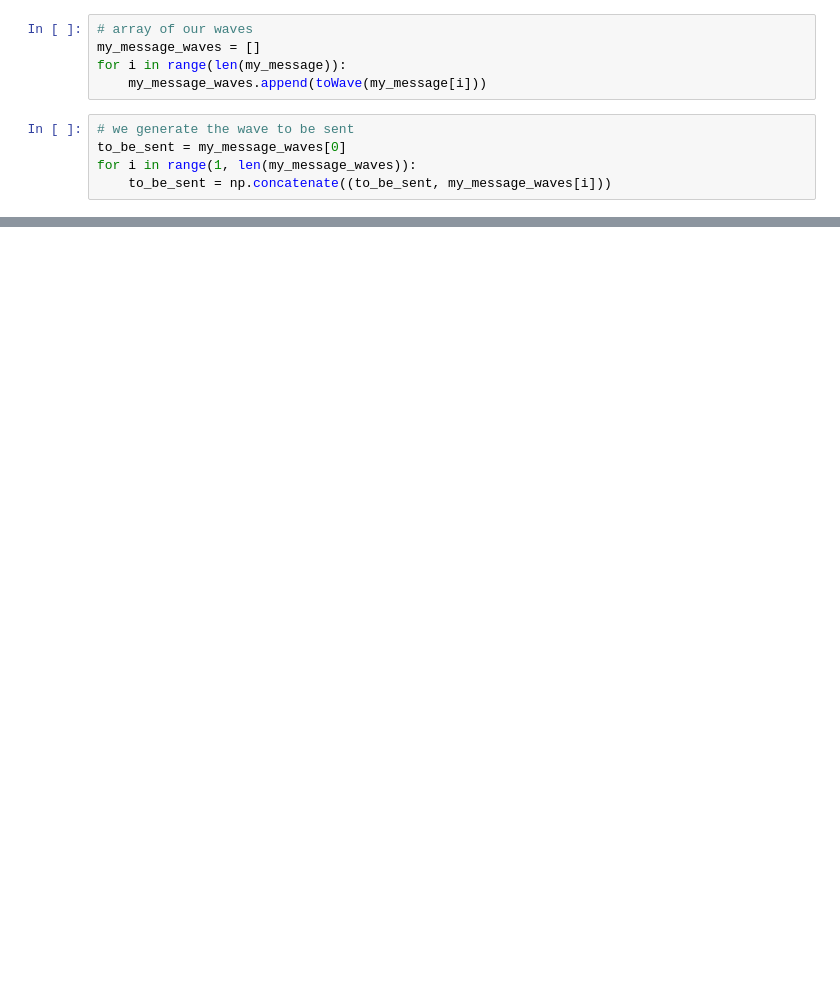
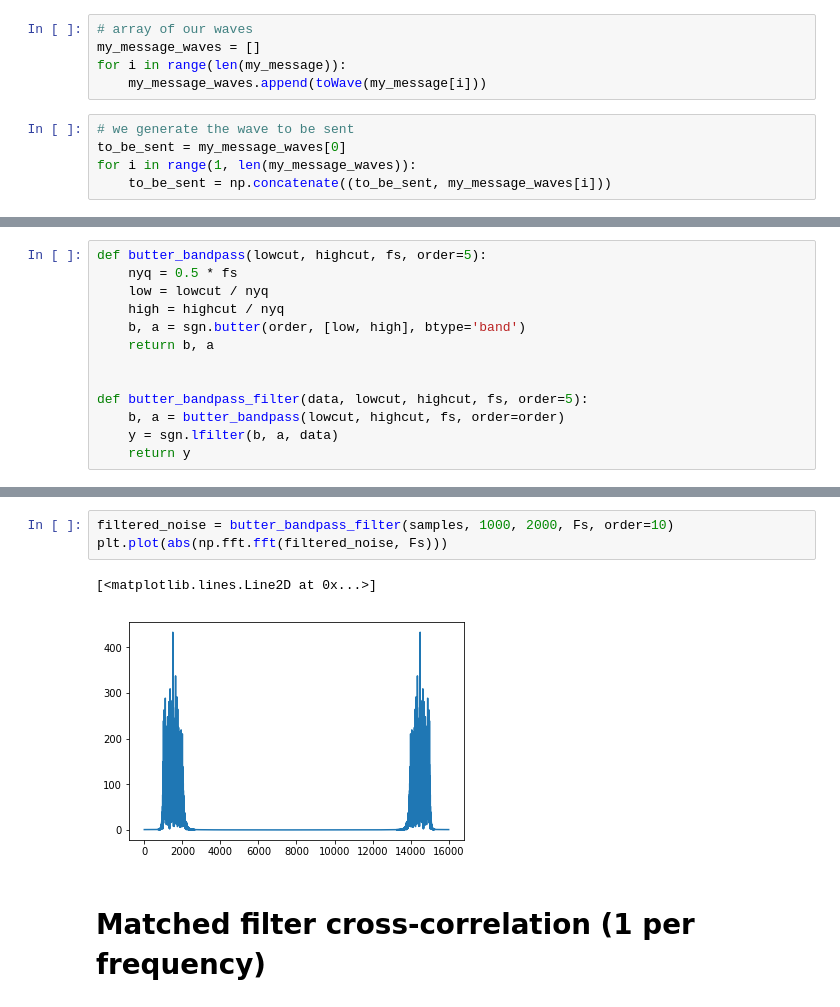
Before and after one commit to lucieperrotta/PDC, a Jupyter notebook: waveformFormer.ipynb, the cells around one changed output, grey strips where cells are left out. Saved outputs shown, nothing was run; the diff lists cells and outputs as text; blank space fills up the shorter version.

Commit message:
bandpass filter + cross-correlation

```diff
--- a/waveformFormer.ipynb
+++ b/waveformFormer.ipynb
@@ -90,0 +96,13 @@ IPython.display.Audio(to_be_sent, rate=Fs)
+# %%
+def butter_bandpass(lowcut, highcut, fs, order=5):
+    nyq = 0.5 * fs
+    low = lowcut / nyq
+    high = highcut / nyq
+    b, a = sgn.butter(order, [low, high], btype='band')
+    return b, a
+
+
+def butter_bandpass_filter(data, lowcut, highcut, fs, order=5):
+    b, a = butter_bandpass(lowcut, highcut, fs, order=order)
+    y = sgn.lfilter(b, a, data)
+    return y
@@ -90,0 +120,8 @@ IPython.display.Audio(to_be_sent, rate=Fs)
+# %%
+filtered_noise = butter_bandpass_filter(samples, 1000, 2000, Fs, order=10)
+plt.plot(abs(np.fft.fft(filtered_noise, Fs)))
+# %% [output]
+[<matplotlib.lines.Line2D at 0x...>]
+[figure, added]
+# %% [markdown]
+# Matched filter cross-correlation (1 per frequency)
```
Also changed, not shown: parts of 17 cells of this notebook.
